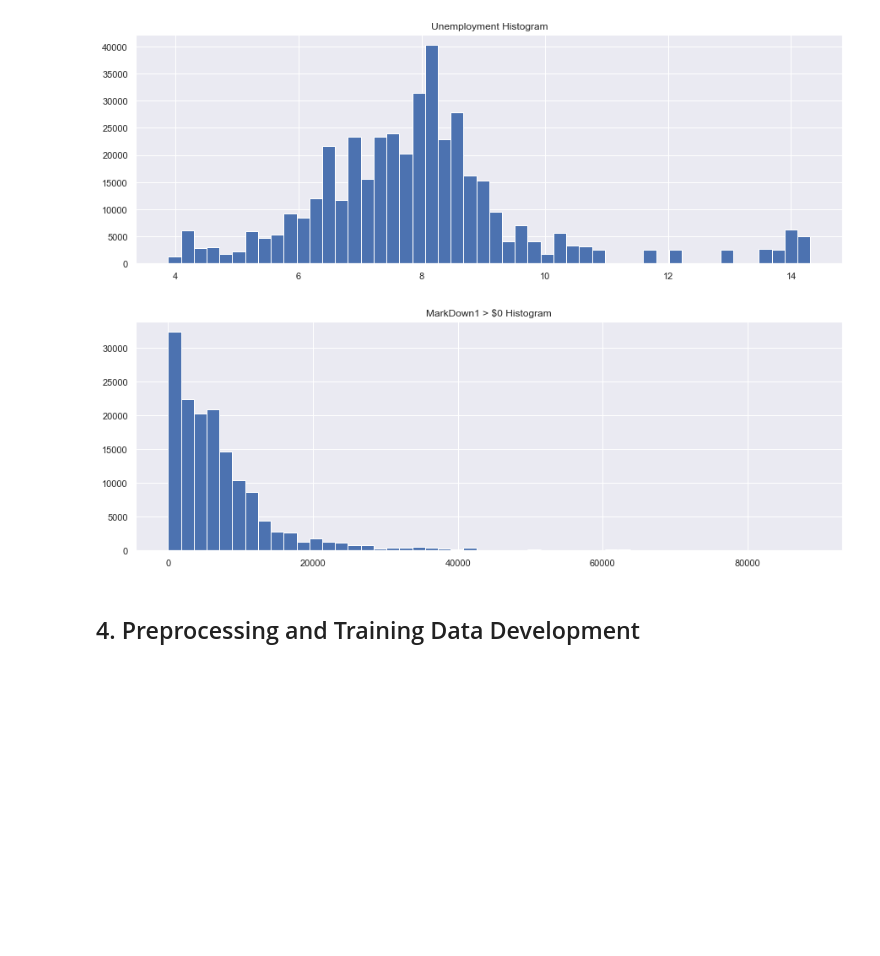
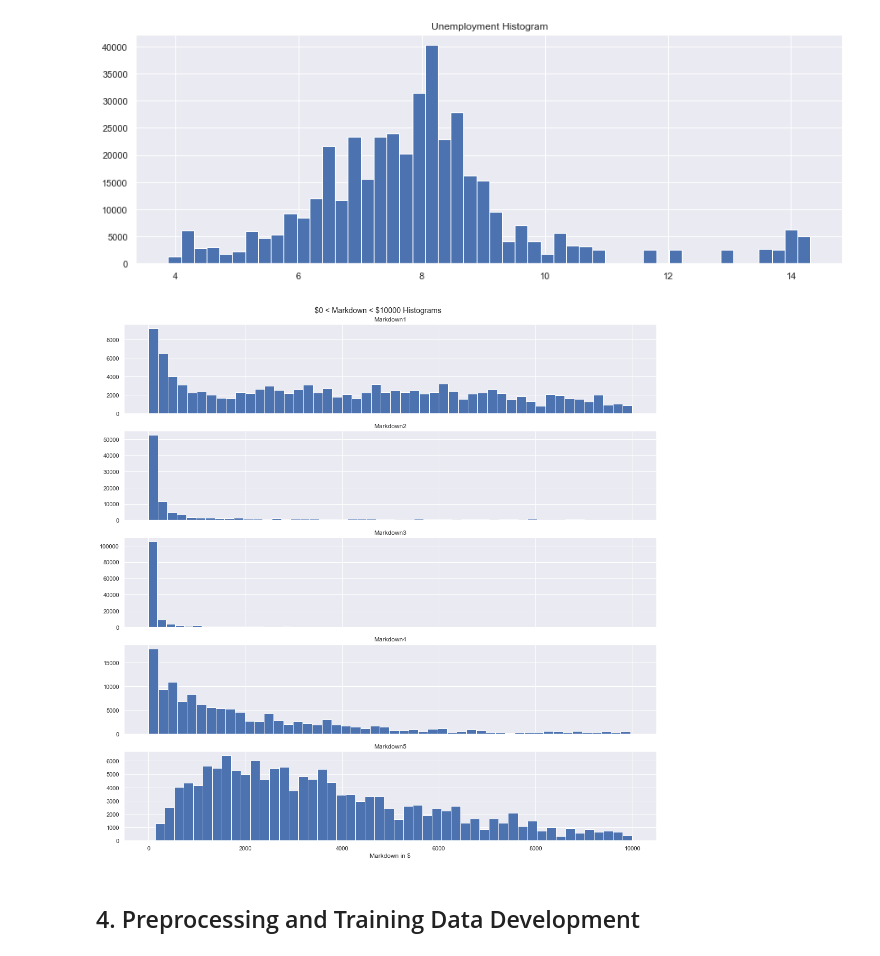
Before and after one commit to noahscantron/Springboard, a Jupyter notebook: Capstone Projects/Capstone_2_WalmartSalesForecasting/Capstone_2_WalmartSalesForecasting.ipynb, the cells around one changed output. Cells and saved outputs as stored; diff of their text form; code cells hidden in the pictures; blank space fills up the shorter version.

```diff
--- a/Capstone Projects/Capstone_2_WalmartSalesForecasting/Capstone_2_WalmartSalesForecasting.ipynb
+++ b/Capstone Projects/Capstone_2_WalmartSalesForecasting/Capstone_2_WalmartSalesForecasting.ipynb
@@ -462,11 +469,18 @@ df['Unemployment'].hist(bins=50, figsize=[15,5])
 plt.title('Unemployment Histogram');
 # %% [output]
 [figure]
-# %%
-df['MarkDown1'][df['MarkDown1'] > 0].hist(bins=50, figsize=[15,5])
-plt.title('MarkDown1 > $0 Histogram');
-# %% [output]
-[figure, removed]
+# %%
+fig, ax = plt.subplots(5,1, figsize=[15,15], sharex=True, sharey=False)
+
+for i in range(0,5):
+    ax[i].hist(x=df['MarkDown'+str(i+1)][(df['MarkDown'+str(i+1)] > 0) & (df['MarkDown'+str(i+1)] < 10000)], bins=50)
+    ax[i].set_title('Markdown'+str(i+1))
+
+plt.xlabel('Markdown in $')
+fig.suptitle('\$0 < Markdown < \$10000 Histograms')
+fig.tight_layout()
+# %% [output]
+[figure, added]
 # %% [markdown]
 <a id='Preprocessing_and_Training_Data_Development'></a>
 ## 4. Preprocessing and Training Data Development
```
Also changed, not shown: parts of 4 cells of this notebook.
